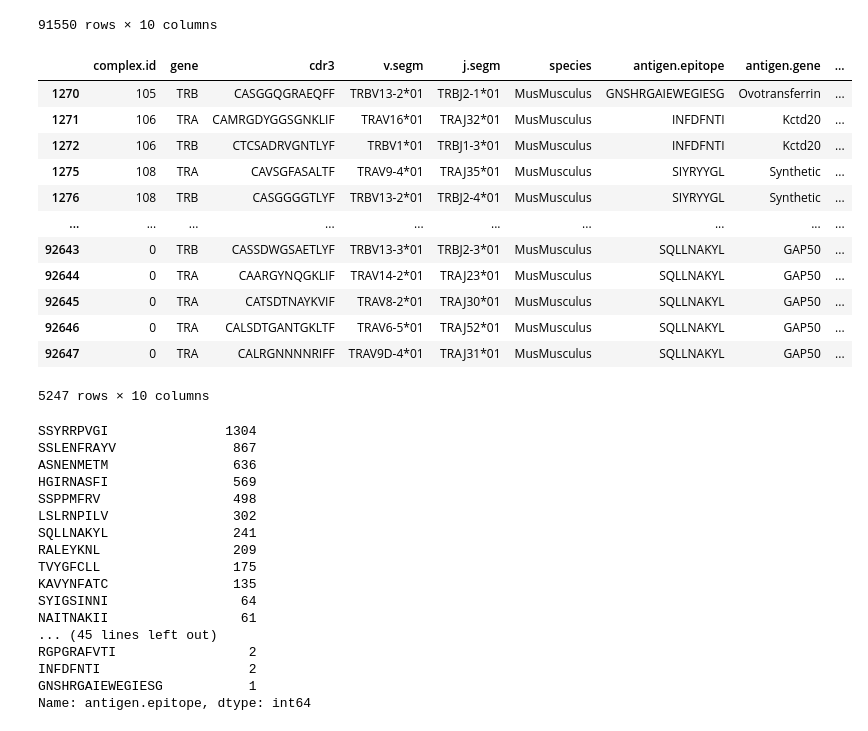
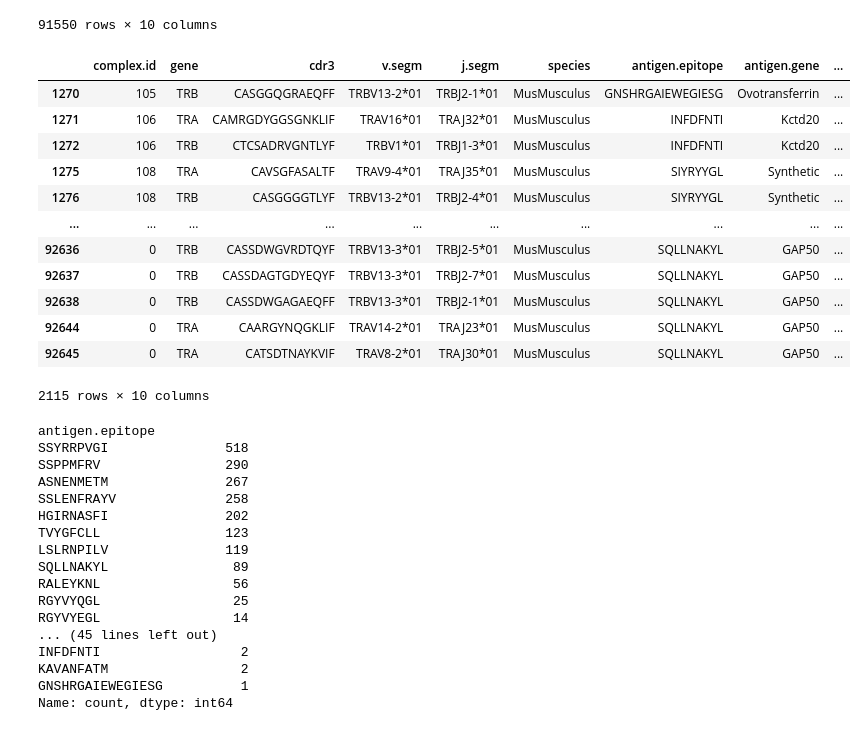
Before and after one commit to UoB-DSMP-2023-24/dsmp-2024-group-14, a Jupyter notebook: mouse.ipynb, the cells around one changed output. Drawn from its saved outputs; the diff is of its cells as text; code cells hidden in the pictures.

```diff
--- a/mouse.ipynb
+++ b/mouse.ipynb
@@ -71,45 +71,45 @@ data
 # %%
 # Filter by species
 data_human = data[data['species'] == 'HomoSapiens']
 data_mouse = data[data['species'] == 'MusMusculus']
 data_monkey = data[data['species'] == 'MacacaMulatta']
 #next analysis is for mouse only
-df=data_mouse
+df=data_mouse[data_mouse['vdjdb.score'] != 0]
 df
 # %% [output]
 |  | complex.id | gene | cdr3 | v.segm | j.segm | species | antigen.epitope | antigen.gene | ... |
 | 1270 | 105 | TRB | CASGGQGRAEQFF | TRBV13-2*01 | TRBJ2-1*01 | MusMusculus | GNSHRGAIEWEGIESG | Ovotransferrin | ... |
 | 1271 | 106 | TRA | CAMRGDYGGSGNKLIF | TRAV16*01 | TRAJ32*01 | MusMusculus | INFDFNTI | Kctd20 | ... |
 | 1272 | 106 | TRB | CTCSADRVGNTLYF | TRBV1*01 | TRBJ1-3*01 | MusMusculus | INFDFNTI | Kctd20 | ... |
 | 1275 | 108 | TRA | CAVSGFASALTF | TRAV9-4*01 | TRAJ35*01 | MusMusculus | SIYRYYGL | Synthetic | ... |
 | 1276 | 108 | TRB | CASGGGGTLYF | TRBV13-2*01 | TRBJ2-4*01 | MusMusculus | SIYRYYGL | Synthetic | ... |
 | ... | ... | ... | ... | ... | ... | ... | ... | ... | ... |
-| 92643 | 0 | TRB | CASSDWGSAETLYF | TRBV13-3*01 | TRBJ2-3*01 | MusMusculus | SQLLNAKYL | GAP50 | ... |
+| 92636 | 0 | TRB | CASSDWGVRDTQYF | TRBV13-3*01 | TRBJ2-5*01 | MusMusculus | SQLLNAKYL | GAP50 | ... |
+| 92637 | 0 | TRB | CASSDAGTGDYEQYF | TRBV13-3*01 | TRBJ2-7*01 | MusMusculus | SQLLNAKYL | GAP50 | ... |
+| 92638 | 0 | TRB | CASSDWGAGAEQFF | TRBV13-3*01 | TRBJ2-1*01 | MusMusculus | SQLLNAKYL | GAP50 | ... |
 | 92644 | 0 | TRA | CAARGYNQGKLIF | TRAV14-2*01 | TRAJ23*01 | MusMusculus | SQLLNAKYL | GAP50 | ... |
 | 92645 | 0 | TRA | CATSDTNAYKVIF | TRAV8-2*01 | TRAJ30*01 | MusMusculus | SQLLNAKYL | GAP50 | ... |
-| 92646 | 0 | TRA | CALSDTGANTGKLTF | TRAV6-5*01 | TRAJ52*01 | MusMusculus | SQLLNAKYL | GAP50 | ... |
-| 92647 | 0 | TRA | CALRGNNNNRIFF | TRAV9D-4*01 | TRAJ31*01 | MusMusculus | SQLLNAKYL | GAP50 | ... |
-5247 rows × 10 columns
+2115 rows × 10 columns
 # %%
 df['antigen.epitope'].value_counts()
 # %% [output]
-SSYRRPVGI               1304
-SSLENFRAYV               867
-ASNENMETM                636
-HGIRNASFI                569
-SSPPMFRV                 498
-LSLRNPILV                302
-SQLLNAKYL                241
-RALEYKNL                 209
-TVYGFCLL                 175
-KAVYNFATC                135
-SYIGSINNI                 64
-NAITNAKII                 61
+antigen.epitope
+SSYRRPVGI               518
+SSPPMFRV                290
+ASNENMETM               267
+SSLENFRAYV              258
+HGIRNASFI               202
+TVYGFCLL                123
+LSLRNPILV               119
+SQLLNAKYL                89
+RALEYKNL                 56
+RGYVYQGL                 25
+RGYVYEGL                 14
 ... (45 lines left out)
-RGPGRAFVTI                 2
-INFDFNTI                   2
-GNSHRGAIEWEGIESG           1
-Name: antigen.epitope, dtype: int64
+INFDFNTI                  2
+KAVANFATM                 2
+GNSHRGAIEWEGIESG          1
+Name: count, dtype: int64
 # %%
 from tcrdist.repertoire import TCRrep
 import pandas as pd
```
Also changed, not shown: parts of 12 cells of this notebook.
